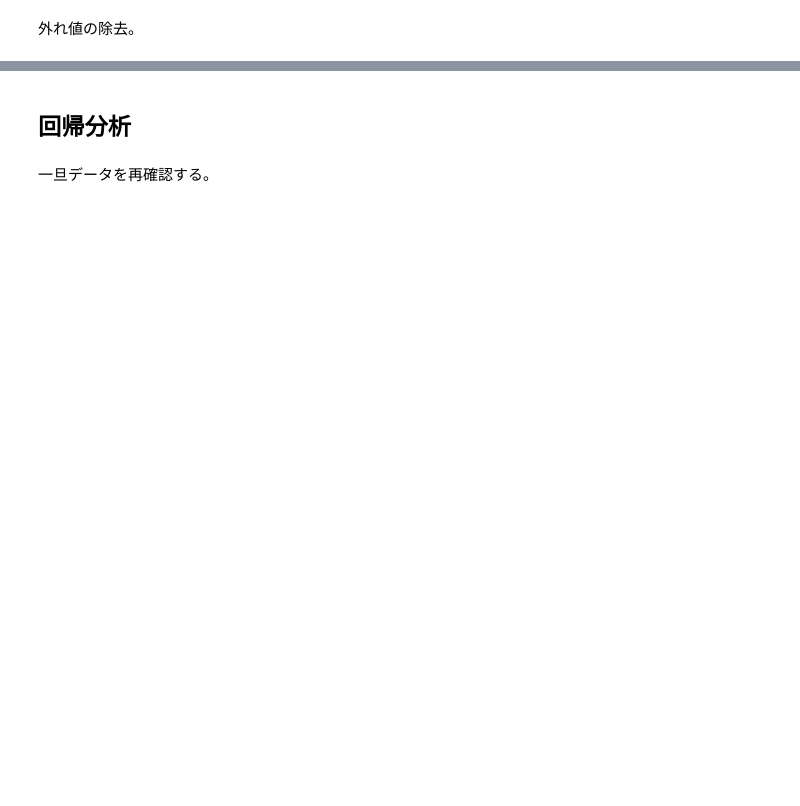
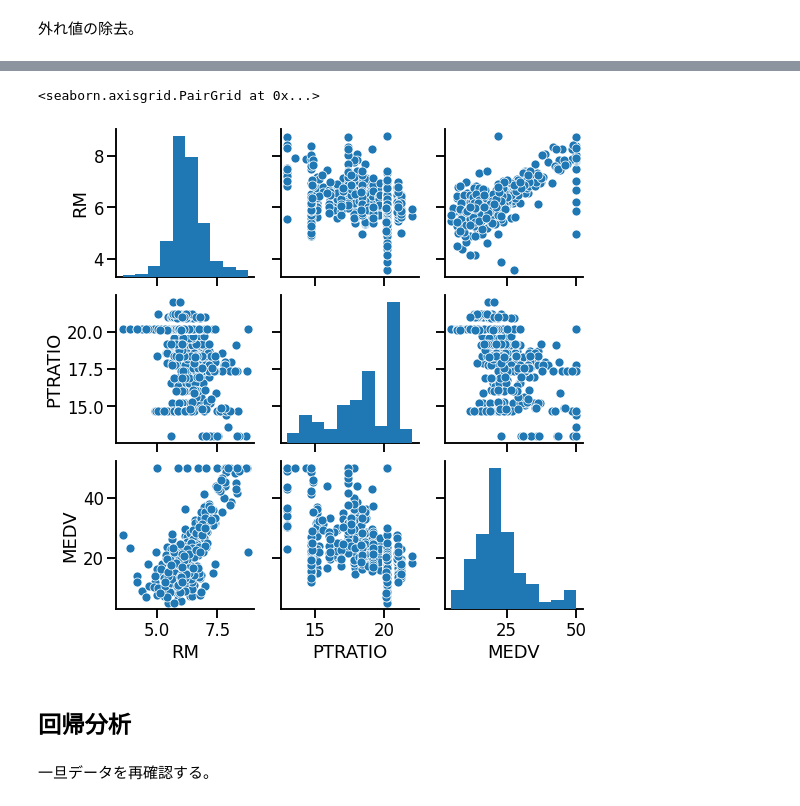
Before and after one commit to stemleaders/seminar, a Jupyter notebook: 20200926/dataProcessView.ipynb, the cells around one changed output, grey strips where cells are left out. Drawn from its saved outputs; the diff is of its cells as text; code cells hidden in the pictures; blank space fills up the shorter version.

```diff
--- a/20200926/dataProcessView.ipynb
+++ b/20200926/dataProcessView.ipynb
@@ -250,5 +229,8 @@ sns.heatmap(train_corr, annot = True, fmt = '.2f', cmap = 'Blues', square = True
 # %%
-sns.pairplot(train_data)
+sns.pairplot(df)
+# %% [output]
+<seaborn.axisgrid.PairGrid at 0x...>
+[figure, added]
 # %% [markdown]
 ## 回帰分析
 # %% [markdown]
```
Also changed, not shown: parts of 20 cells of this notebook.
